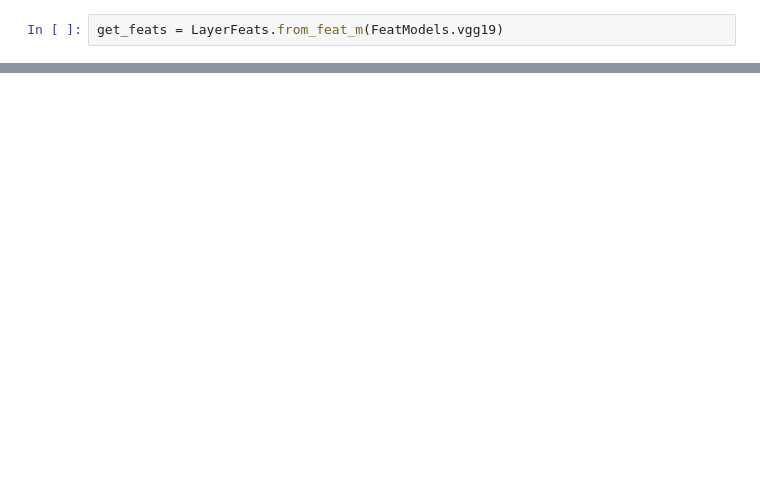
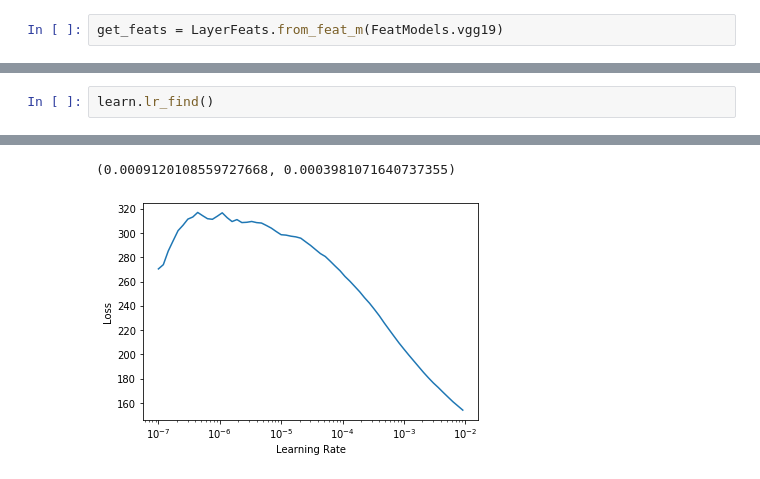
Before and after one commit to lgvaz/faststyle, a Jupyter notebook: examples/simple.ipynb, the cells around one changed output, grey strips where cells are left out. Cells and saved outputs as stored; diff of their text form; blank space fills up the shorter version.

```diff
--- a/examples/simple.ipynb
+++ b/examples/simple.ipynb
@@ -32,0 +24,3 @@ learn = style_learner(dls, style_fns, loss_func=loss_func, cbs=cbs)
+# %%
+learn.lr_find()
+# %% [output]
@@ -33,2 +28,4 @@ learn = style_learner(dls, style_fns, loss_func=loss_func, cbs=cbs)
+(0.0009120108559727668, 0.0003981071640737355)
+[figure, added]
 # %%
 learn.fit_one_cycle(1, 1e-3)
```
Also changed, not shown: parts of 13 cells of this notebook, 5 other files.
